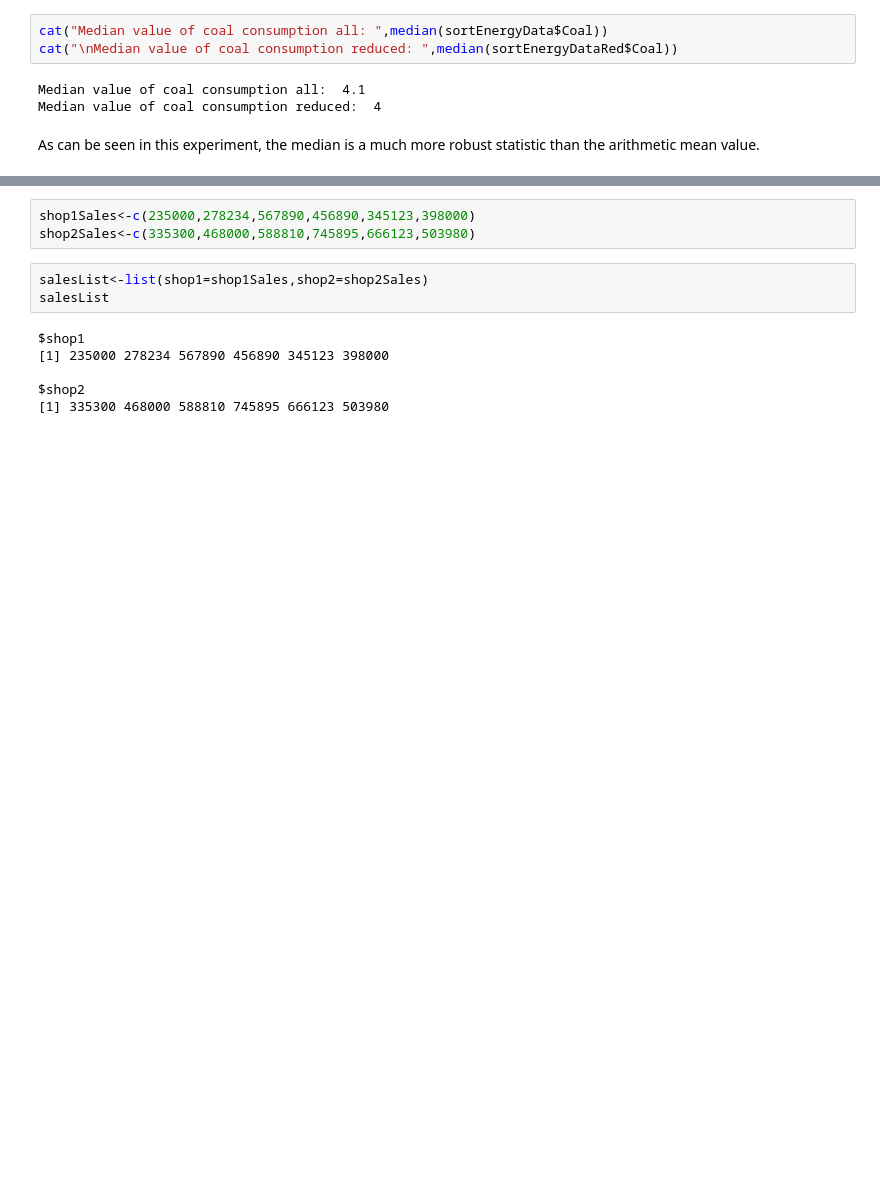
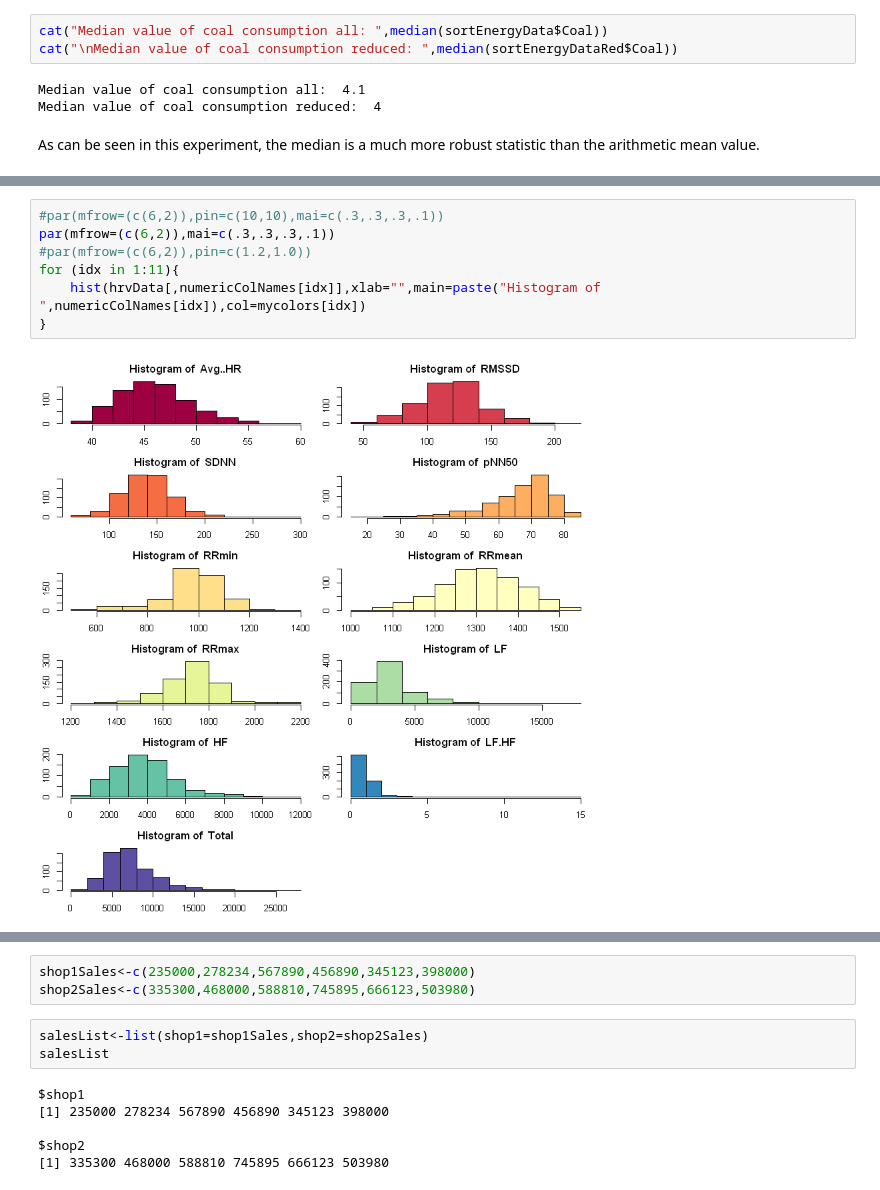
Before and after one commit to Mirza0602/Python, a Jupyter notebook: R/Lecture/11ExerciseSolutionsR.ipynb, the cells around one changed output, grey strips where cells are left out. Saved outputs shown, nothing was run; the diff lists cells and outputs as text; blank space fills up the shorter version.

```diff
--- a/R/Lecture/11ExerciseSolutionsR.ipynb
+++ b/R/Lecture/11ExerciseSolutionsR.ipynb
@@ -255,0 +316,9 @@ As can be seen in this experiment, the median is a much more robust statistic th
+# %%
+#par(mfrow=(c(6,2)),pin=c(10,10),mai=c(.3,.3,.3,.1))
+par(mfrow=(c(6,2)),mai=c(.3,.3,.3,.1))
+#par(mfrow=(c(6,2)),pin=c(1.2,1.0))
+for (idx in 1:11){
+    hist(hrvData[,numericColNames[idx]],xlab="",main=paste("Histogram of ",numericColNames[idx]),col=mycolors[idx])
+}
+# %% [output]
+[figure, added]
```
Also changed, not shown: parts of 16 cells of this notebook, 6 other files.
